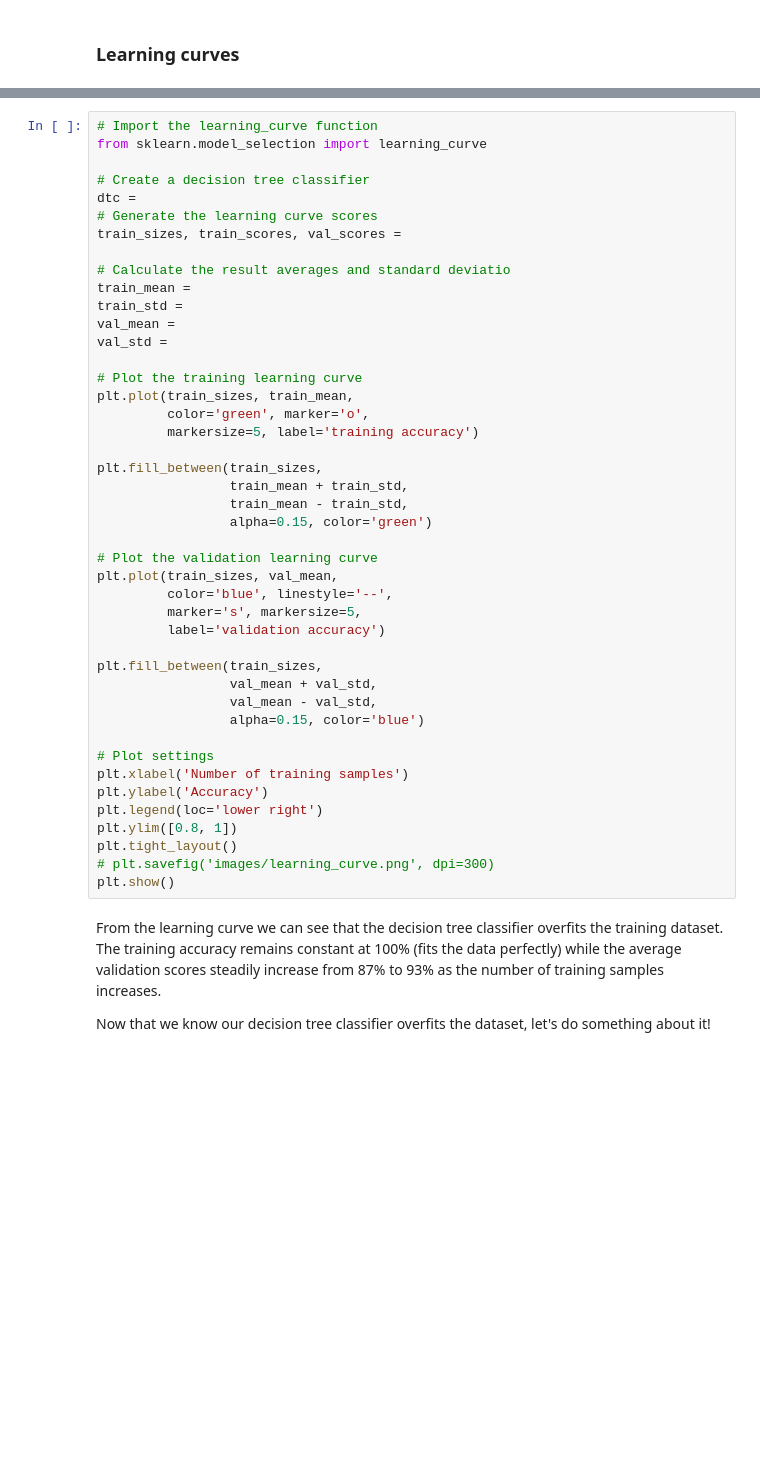
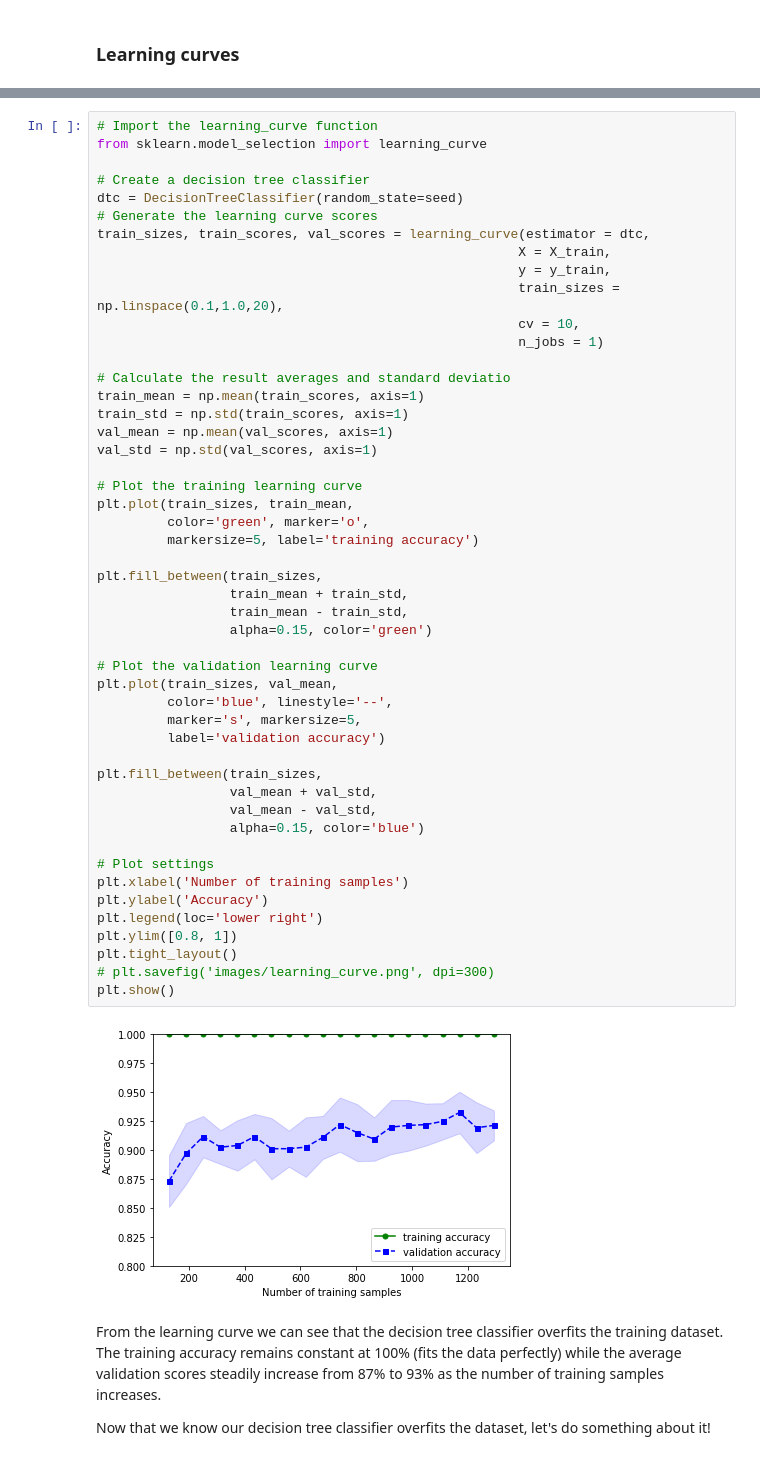
Before and after one commit to ADACS-Australia/ANITA-school-2019, a Jupyter notebook: notebooks/Part II classification.ipynb, the cells around one changed output, grey strips where cells are left out. Drawn from its saved outputs; the diff is of its cells as text; blank space fills up the shorter version.

```diff
--- a/notebooks/Part II classification.ipynb
+++ b/notebooks/Part II classification.ipynb
@@ -515,45 +558,52 @@ Let's plot the learning curve for our decision tree classifier using the `learni
 from sklearn.model_selection import learning_curve
 
 # Create a decision tree classifier
-dtc =
+dtc = DecisionTreeClassifier(random_state=seed)
 # Generate the learning curve scores
-train_sizes, train_scores, val_scores =
+train_sizes, train_scores, val_scores = learning_curve(estimator = dtc,
+                                                      X = X_train,
+                                                      y = y_train,
+                                                      train_sizes = np.linspace(0.1,1.0,20),
+                                                      cv = 10,
+                                                      n_jobs = 1)
 
 # Calculate the result averages and standard deviatio
-train_mean =
-train_std =
-val_mean =
-val_std =
+train_mean = np.mean(train_scores, axis=1)
+train_std = np.std(train_scores, axis=1)
+val_mean = np.mean(val_scores, axis=1)
+val_std = np.std(val_scores, axis=1)
 
 # Plot the training learning curve
 plt.plot(train_sizes, train_mean,
          color='green', marker='o',
          markersize=5, label='training accuracy')
 
 plt.fill_between(train_sizes,
                  train_mean + train_std,
                  train_mean - train_std,
                  alpha=0.15, color='green')
 
 # Plot the validation learning curve
 plt.plot(train_sizes, val_mean,
          color='blue', linestyle='--',
          marker='s', markersize=5,
          label='validation accuracy')
 
 plt.fill_between(train_sizes,
                  val_mean + val_std,
                  val_mean - val_std,
                  alpha=0.15, color='blue')
 
 # Plot settings
 plt.xlabel('Number of training samples')
 plt.ylabel('Accuracy')
 plt.legend(loc='lower right')
 plt.ylim([0.8, 1])
 plt.tight_layout()
 # plt.savefig('images/learning_curve.png', dpi=300)
 plt.show()
+# %% [output]
+[figure, added]
 # %% [markdown]
 From the learning curve we can see that the decision tree classifier overfits the training dataset. The training accuracy remains constant at 100% (fits the data perfectly) while the average validation scores steadily increase from 87% to 93% as the number of training samples increases.
 
```
Also changed, not shown: parts of 27 cells of this notebook, 2 other files.
